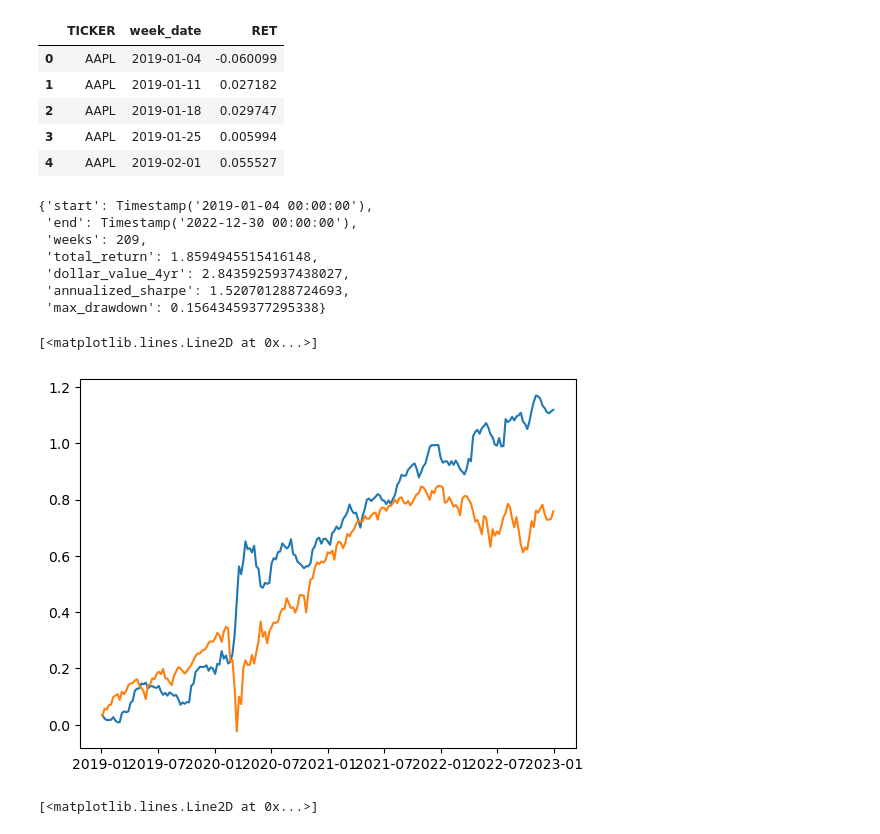
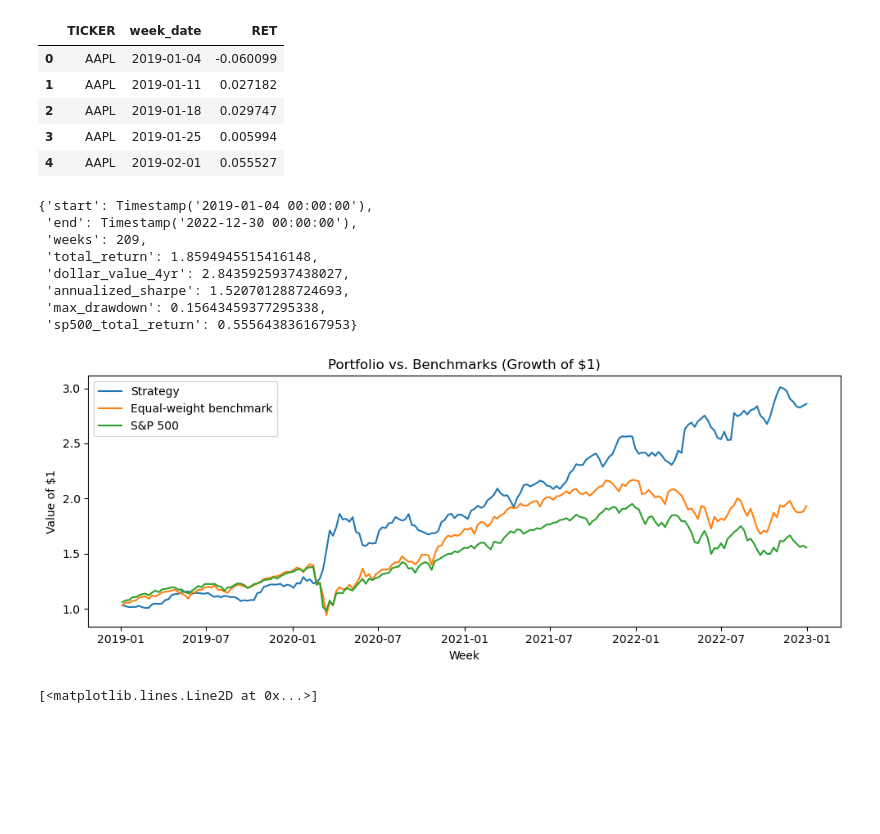
Before and after one commit to kktallam/ML-Capstone-Project-006, a Jupyter notebook: code/entity_match.ipynb, the cells around one changed output. Drawn from its saved outputs; the diff is of its cells as text; code cells hidden in the pictures; blank space fills up the shorter version.

Commit message:
add sp500 benchmark

```diff
--- a/code/entity_match.ipynb
+++ b/code/entity_match.ipynb
@@ -303,7 +303,7 @@ def compute_ticker_weekly(
     wk["csum_start"] = wk.groupby(col_ticker)["csum_end"].shift(lookback_weeks)
 
     wk_out = wk[[col_ticker, col_date, out_wret]].rename(columns={col_date: "week_date"})
-    wk_out["week_date"] = pd.to_datetime(wk_out["week_date"]).dt.to_period("W-MON").dt.start_time
+    wk_out["week_date"] = pd.to_datetime(wk_out["week_date"]).dt.to_period("W-THU").dt.start_time
 
     # === 5. Return weekly panel ===
     if not return_daily_aligned:
@@ -367,6 +367,23 @@ LONG_PCT = 0.1
 SHORT_PCT = 0.1
 LEVERAGE = 1.0
 HOLDING_WEEKS = 1
+SP500_RET_PATH = "../data/snp500_ret.csv"
+
+
+def load_sp500_weekly(csv_path: str = SP500_RET_PATH) -> pd.DataFrame:
+    sp = pd.read_csv(csv_path)
+    sp = sp.rename(columns={'caldt': 'date', 'sprtrn': 'sp500_ret'})
+    sp['date'] = pd.to_datetime(sp['date'])
+    sp['sp500_ret'] = pd.to_numeric(sp['sp500_ret'], errors='coerce')
+    sp = sp.dropna(subset=['sp500_ret'])
+    sp['week_date'] = sp['date'].dt.to_period('W-THU').dt.start_time
+
+    weekly = (
+        sp.groupby('week_date')['sp500_ret']
+          .apply(lambda x: (1 + x).prod() - 1)
+          .reset_index(name='sp500_ret')
+    )
+    return weekly
 
 
 def prepare_weekly_signal(df: pd.DataFrame, signal_col: str) -> pd.DataFrame:
@@ -458,8 +475,13 @@ def compute_pnl_timeseries(df: pd.DataFrame, weight_panel: pd.DataFrame) -> pd.D
     pnl['benchmark_ret'] = pnl['benchmark_ret'].fillna(0.0)
     pnl['excess_ret'] = pnl['port_ret'] - pnl['benchmark_ret']
 
+    sp500 = load_sp500_weekly()
+    pnl = pnl.merge(sp500, on='week_date', how='left')
+    pnl['sp500_ret'] = pnl['sp500_ret'].fillna(0.0)
+
     pnl['port_value'] = (1 + pnl['port_ret']).cumprod()
     pnl['benchmark_value'] = (1 + pnl['benchmark_ret']).cumprod()
+    pnl['sp500_value'] = (1 + pnl['sp500_ret']).cumprod()
     pnl['excess_value'] = (1 + pnl['excess_ret']).cumprod()
 
     return pnl
@@ -492,7 +514,8 @@ def run_weekly_signal_backtest(weekly_alpha: pd.DataFrame,
         'total_return': port_series.iloc[-1] - 1 if weeks else np.nan,
         'dollar_value_4yr': value_4yr,
         'annualized_sharpe': sharpe,
-        'max_drawdown': max_drawdown
+        'max_drawdown': max_drawdown,
+        'sp500_total_return': weekly_perf['sp500_value'].iloc[-1] - 1 if weeks else np.nan
     }
 
     return {
@@ -512,21 +535,27 @@ backtest_results['summary']
  'total_return': 1.8594945515416148,
  'dollar_value_4yr': 2.8435925937438027,
  'annualized_sharpe': 1.520701288724693,
- 'max_drawdown': 0.15643459377295338}
+ 'max_drawdown': 0.15643459377295338,
+ 'sp500_total_return': 0.555643836167953}
 # %%
 backtest_results['weekly_perf']['cum_ret_long'] = np.cumprod(1 + backtest_results['weekly_perf']['port_ret_long']) - 1
 backtest_results['weekly_perf']['cum_ret_short'] = np.cumprod(1 + backtest_results['weekly_perf']['port_ret_short']) - 1
 backtest_results['weekly_perf']['cum_ret'] = np.cumprod(1 + backtest_results['weekly_perf']['port_ret']) - 1
 backtest_results['weekly_perf']['benchmark_cum_ret'] = np.cumprod(1 + backtest_results['weekly_perf']['benchmark_ret']) - 1
+backtest_results['weekly_perf']['sp500_cum_ret'] = backtest_results['weekly_perf']['sp500_value'] - 1
 # %%
-ret_sum = np.cumsum(backtest_results['weekly_perf']['port_ret'])
-eq_sum = np.cumsum(backtest_results['weekly_perf']['benchmark_ret'])
-
-plt.plot(backtest_results['weekly_perf']['week_date'], ret_sum)
-plt.plot(backtest_results['weekly_perf']['week_date'], eq_sum)
+perf = backtest_results['weekly_perf']
+fig, ax = plt.subplots(figsize=(10, 4))
+ax.plot(perf['week_date'], perf['port_value'], label='Strategy')
+ax.plot(perf['week_date'], perf['benchmark_value'], label='Equal-weight benchmark')
+ax.plot(perf['week_date'], perf['sp500_value'], label='S&P 500')
+ax.set_title('Portfolio vs. Benchmarks (Growth of $1)')
+ax.set_xlabel('Week')
+ax.set_ylabel('Value of $1')
+ax.legend()
+plt.tight_layout()
 # %% [output]
-[<matplotlib.lines.Line2D at 0x...>]
-[figure, old version]
+[figure, new version]
 # %%
 plt.plot(backtest_results['weekly_perf']['week_date'], backtest_results['weekly_perf']['port_value'], label='Strategy')
 # %% [output]
```
Also changed, not shown: parts of 1 cell of this notebook, 1 other file.
